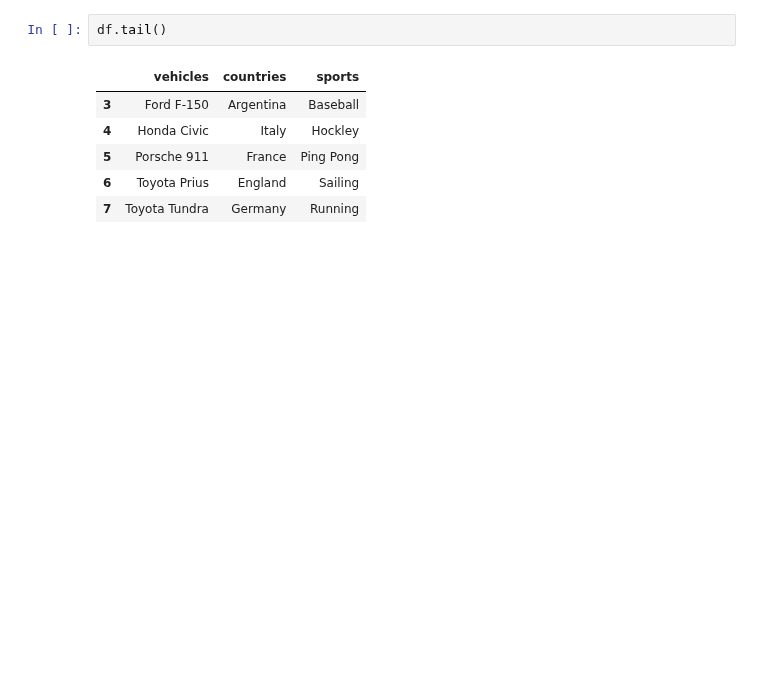
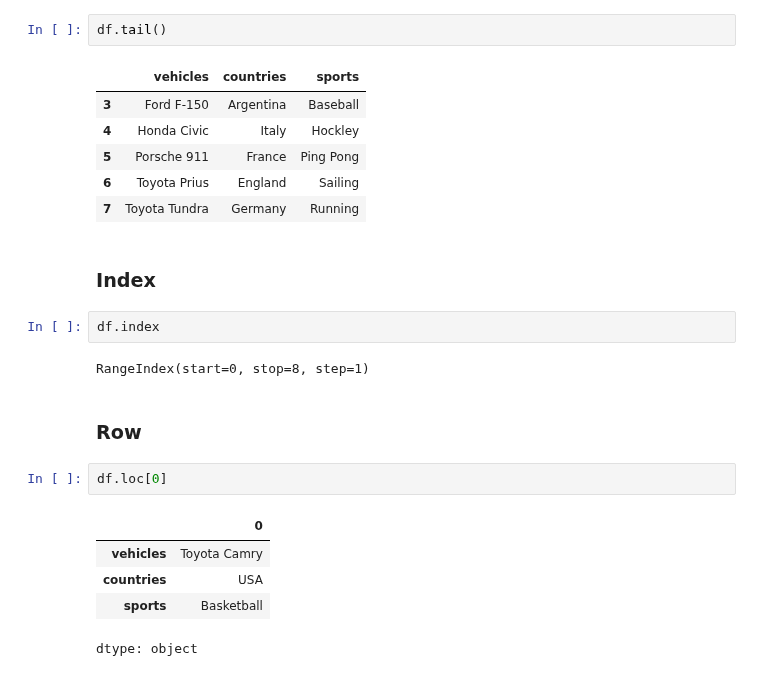
Before and after one commit to pharringtonp19/business-analytics, a Jupyter notebook: notebooks/Intro_to_Pandas.ipynb, the cells around one changed output. Saved outputs shown, nothing was run; the diff lists cells and outputs as text; blank space fills up the shorter version.

```diff
--- a/notebooks/Intro_to_Pandas.ipynb
+++ b/notebooks/Intro_to_Pandas.ipynb
@@ -33,3 +33,19 @@ df.tail()
 | 5 | Porsche 911 | France | Ping Pong |
 | 6 | Toyota Prius | England | Sailing |
 | 7 | Toyota Tundra | Germany | Running |
+# %% [markdown]
+### **Index**
+# %%
+df.index
+# %% [output]
+RangeIndex(start=0, stop=8, step=1)
+# %% [markdown]
+### **Row**
+# %%
+df.loc[0]
+# %% [output]
+|  | 0 |
+| vehicles | Toyota Camry |
+| countries | USA |
+| sports | Basketball |
+dtype: object
```
Also changed, not shown: parts of 4 cells of this notebook.
